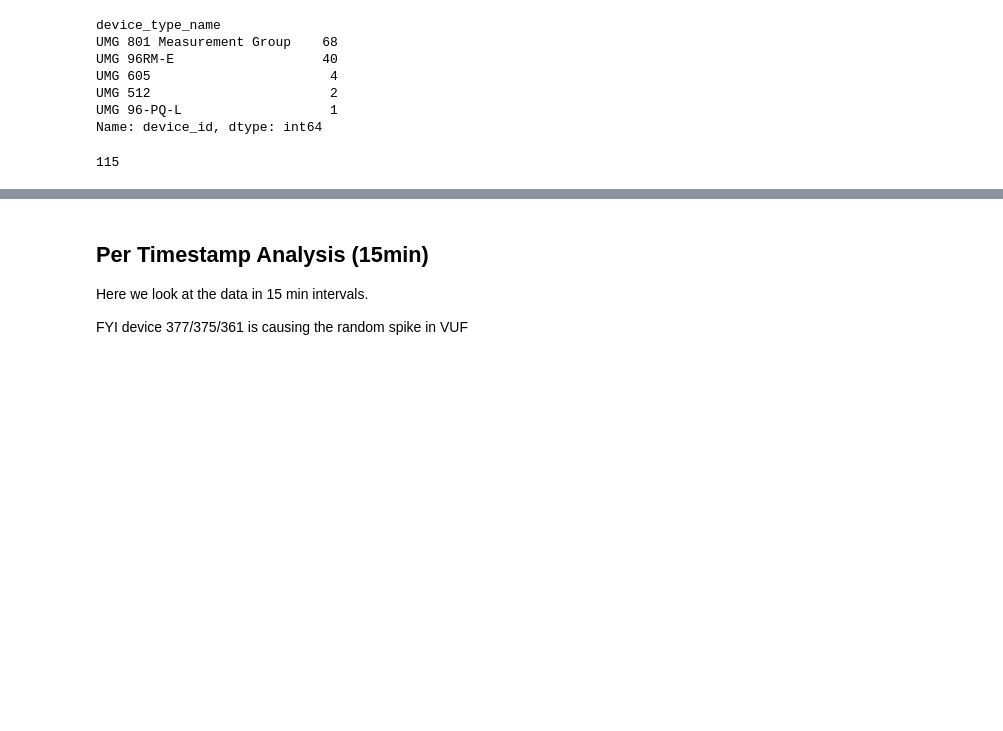
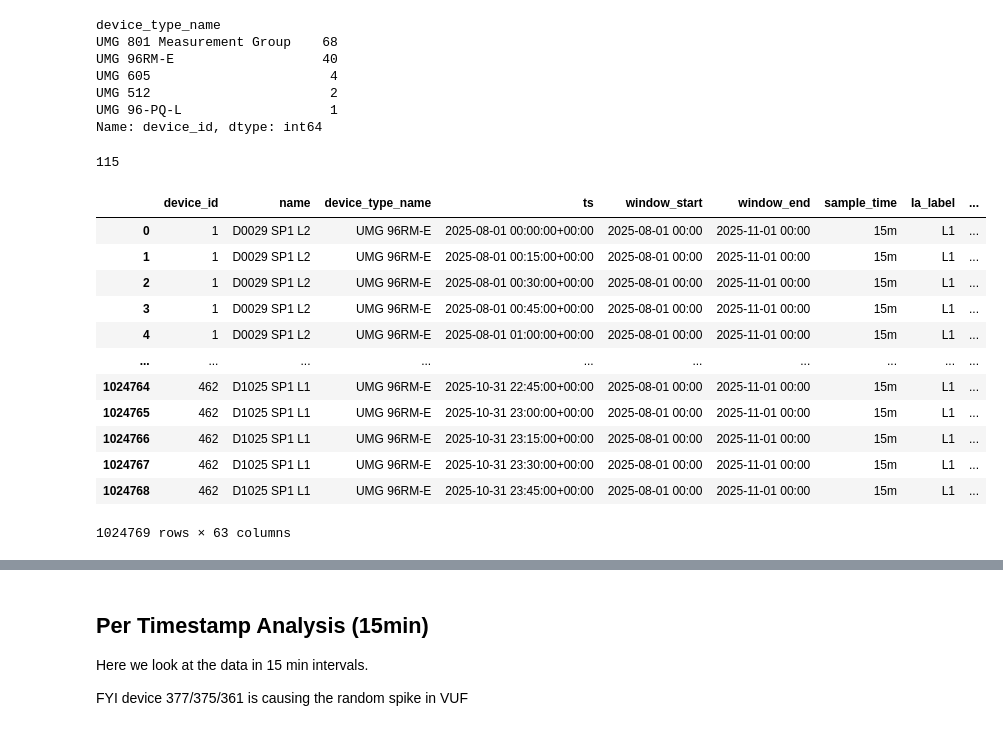
Before and after one commit to MindisBlank/Jasonaq_thesis, a Jupyter notebook: notebooks/CUR.ipynb, the cells around one changed output, grey strips where cells are left out. Saved outputs shown, nothing was run; the diff lists cells and outputs as text; code cells hidden in the pictures; blank space fills up the shorter version.

```diff
--- a/notebooks/CUR.ipynb
+++ b/notebooks/CUR.ipynb
@@ -814,6 +814,22 @@ device_type_counts = df_jn['device_id'].nunique()
 print(device_type_counts)
 # %% [output]
 115
+# %%
+df_jn
+# %% [output]
+|  | device_id | name | device_type_name | ts | window_start | window_end | sample_time | Ia_label | ... |
+| 0 | 1 | D0029 SP1 L2 | UMG 96RM-E | 2025-08-01 00:00:00+00:00 | 2025-08-01 00:00 | 2025-11-01 00:00 | 15m | L1 | ... |
+| 1 | 1 | D0029 SP1 L2 | UMG 96RM-E | 2025-08-01 00:15:00+00:00 | 2025-08-01 00:00 | 2025-11-01 00:00 | 15m | L1 | ... |
+| 2 | 1 | D0029 SP1 L2 | UMG 96RM-E | 2025-08-01 00:30:00+00:00 | 2025-08-01 00:00 | 2025-11-01 00:00 | 15m | L1 | ... |
+| 3 | 1 | D0029 SP1 L2 | UMG 96RM-E | 2025-08-01 00:45:00+00:00 | 2025-08-01 00:00 | 2025-11-01 00:00 | 15m | L1 | ... |
+| 4 | 1 | D0029 SP1 L2 | UMG 96RM-E | 2025-08-01 01:00:00+00:00 | 2025-08-01 00:00 | 2025-11-01 00:00 | 15m | L1 | ... |
+| ... | ... | ... | ... | ... | ... | ... | ... | ... | ... |
+| 1024764 | 462 | D1025 SP1 L1 | UMG 96RM-E | 2025-10-31 22:45:00+00:00 | 2025-08-01 00:00 | 2025-11-01 00:00 | 15m | L1 | ... |
+| 1024765 | 462 | D1025 SP1 L1 | UMG 96RM-E | 2025-10-31 23:00:00+00:00 | 2025-08-01 00:00 | 2025-11-01 00:00 | 15m | L1 | ... |
+| 1024766 | 462 | D1025 SP1 L1 | UMG 96RM-E | 2025-10-31 23:15:00+00:00 | 2025-08-01 00:00 | 2025-11-01 00:00 | 15m | L1 | ... |
+| 1024767 | 462 | D1025 SP1 L1 | UMG 96RM-E | 2025-10-31 23:30:00+00:00 | 2025-08-01 00:00 | 2025-11-01 00:00 | 15m | L1 | ... |
+| 1024768 | 462 | D1025 SP1 L1 | UMG 96RM-E | 2025-10-31 23:45:00+00:00 | 2025-08-01 00:00 | 2025-11-01 00:00 | 15m | L1 | ... |
+1024769 rows × 63 columns
 # %%
 # Group by device_id and calculate the mean for the specified columns
 avg_df = df_jn_hi_load.groupby('device_id')[['Ia_avg', 'Ib_avg', 'Ic_avg', 'Va_avg', 'Vb_avg', 'Vc_avg']].mean()
```
Also changed, not shown: parts of 6 cells of this notebook, 8 other files.
